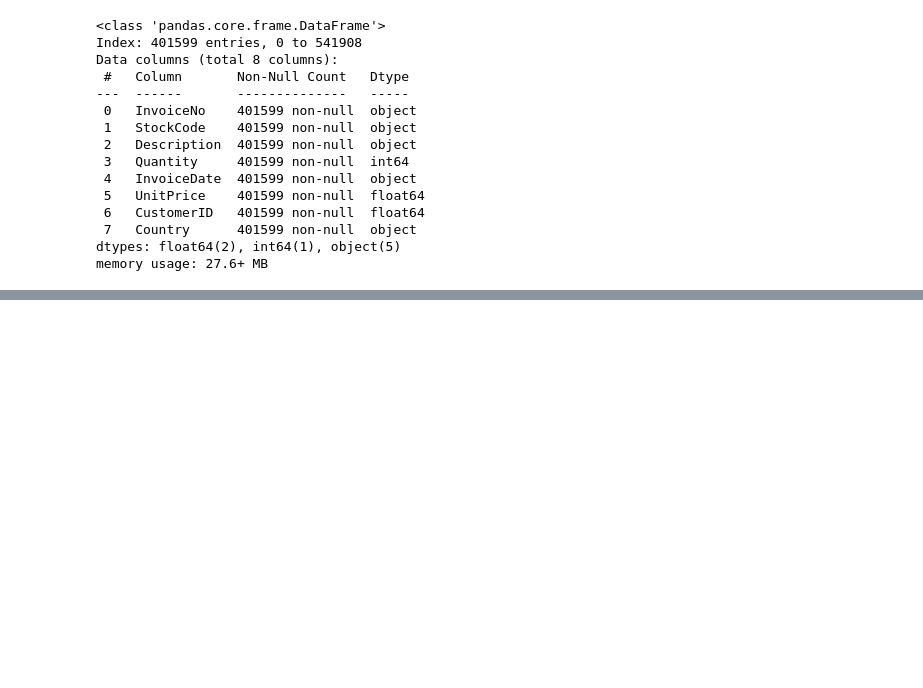
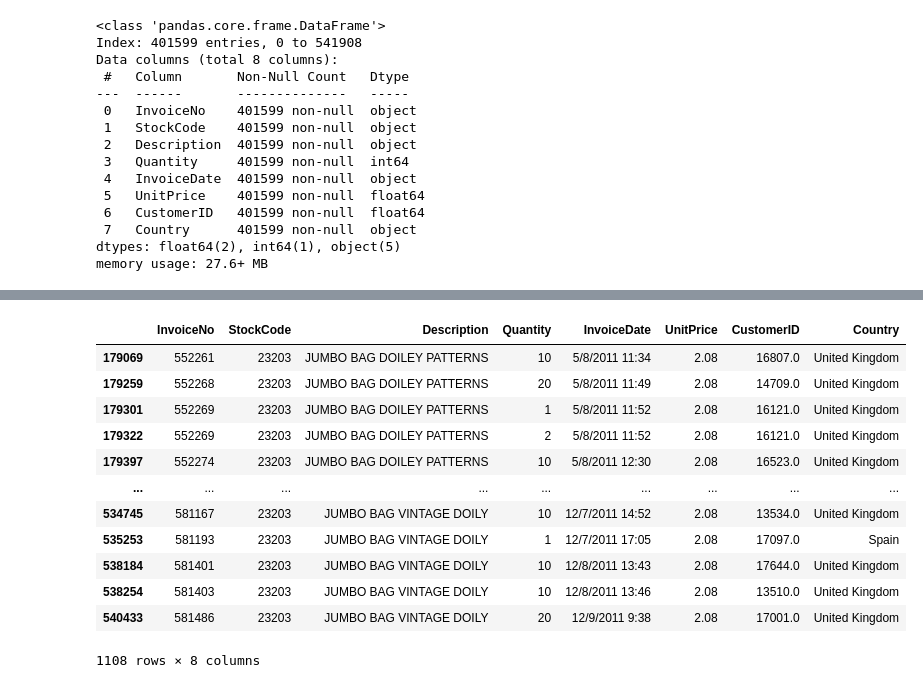
Before and after one commit to carlosmunoz97/citec_technical_test, a Jupyter notebook: online_retail.ipynb, the cells around one changed output, grey strips where cells are left out. Drawn from its saved outputs; the diff is of its cells as text; code cells hidden in the pictures; blank space fills up the shorter version.

Commit message:
Categorical data analysis finished

```diff
--- a/online_retail.ipynb
+++ b/online_retail.ipynb
@@ -520,0 +595,17 @@ memory usage: 27.6+ MB
+# %%
+stockcode_a_data = original[original['StockCode'] == '23203']
+stockcode_a_data
+# %% [output]
+|  | InvoiceNo | StockCode | Description | Quantity | InvoiceDate | UnitPrice | CustomerID | Country |
+| 179069 | 552261 | 23203 | JUMBO BAG DOILEY PATTERNS | 10 | 5/8/2011 11:34 | 2.08 | 16807.0 | United Kingdom |
+| 179259 | 552268 | 23203 | JUMBO BAG DOILEY PATTERNS | 20 | 5/8/2011 11:49 | 2.08 | 14709.0 | United Kingdom |
+| 179301 | 552269 | 23203 | JUMBO BAG DOILEY PATTERNS | 1 | 5/8/2011 11:52 | 2.08 | 16121.0 | United Kingdom |
+| 179322 | 552269 | 23203 | JUMBO BAG DOILEY PATTERNS | 2 | 5/8/2011 11:52 | 2.08 | 16121.0 | United Kingdom |
+| 179397 | 552274 | 23203 | JUMBO BAG DOILEY PATTERNS | 10 | 5/8/2011 12:30 | 2.08 | 16523.0 | United Kingdom |
+| ... | ... | ... | ... | ... | ... | ... | ... | ... |
+| 534745 | 581167 | 23203 | JUMBO BAG VINTAGE DOILY | 10 | 12/7/2011 14:52 | 2.08 | 13534.0 | United Kingdom |
+| 535253 | 581193 | 23203 | JUMBO BAG VINTAGE DOILY | 1 | 12/7/2011 17:05 | 2.08 | 17097.0 | Spain |
+| 538184 | 581401 | 23203 | JUMBO BAG VINTAGE DOILY | 10 | 12/8/2011 13:43 | 2.08 | 17644.0 | United Kingdom |
+| 538254 | 581403 | 23203 | JUMBO BAG VINTAGE DOILY | 10 | 12/8/2011 13:46 | 2.08 | 13510.0 | United Kingdom |
+| 540433 | 581486 | 23203 | JUMBO BAG VINTAGE DOILY | 20 | 12/9/2011 9:38 | 2.08 | 17001.0 | United Kingdom |
+1108 rows × 8 columns
```
Also changed, not shown: parts of 21 cells of this notebook.
